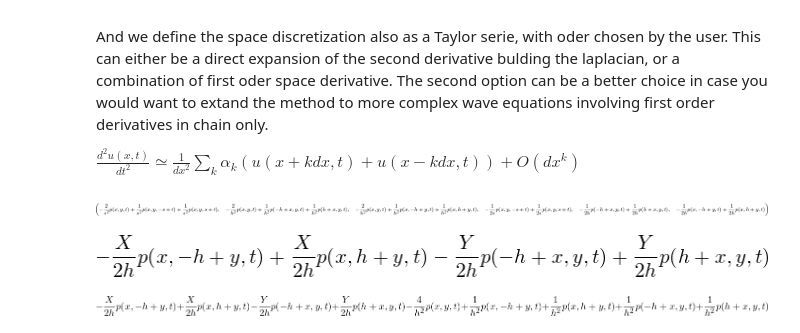
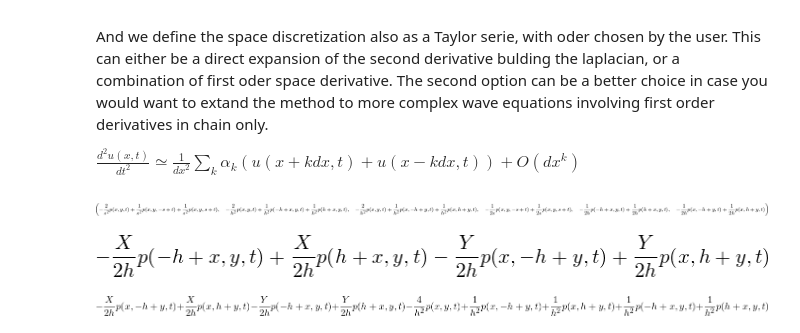
Before and after one commit to devitocodes/notebooks, a Jupyter notebook: AcousticFWI/Visco-Acoustic-wave-equation.ipynb, the cells around one changed output. Drawn from its saved outputs; the diff is of its cells as text; code cells hidden in the pictures.

```diff
--- a/AcousticFWI/Visco-Acoustic-wave-equation.ipynb
+++ b/AcousticFWI/Visco-Acoustic-wave-equation.ipynb
@@ -53,11 +53,11 @@ dtt,dxx,dyy,dt,dx,dy
 # %%
 # In practice, compute rho. grad(rho) upfront (this is a constant) and just compute the following expression, it avoids
 # the recomputation of the gradient at every time step. int the following X and Y are the component of rho.grad(rho) in X and Y respectively
 
-gradgrad=Y*dx+X*dy
+gradgrad=X*dx+Y*dy
 expand(gradgrad)
 # %% [output]
-[figure, old version]
+[figure, new version]
 # %%
 lap=(dxx+dyy)
 expand(lap + gradgrad)
```
